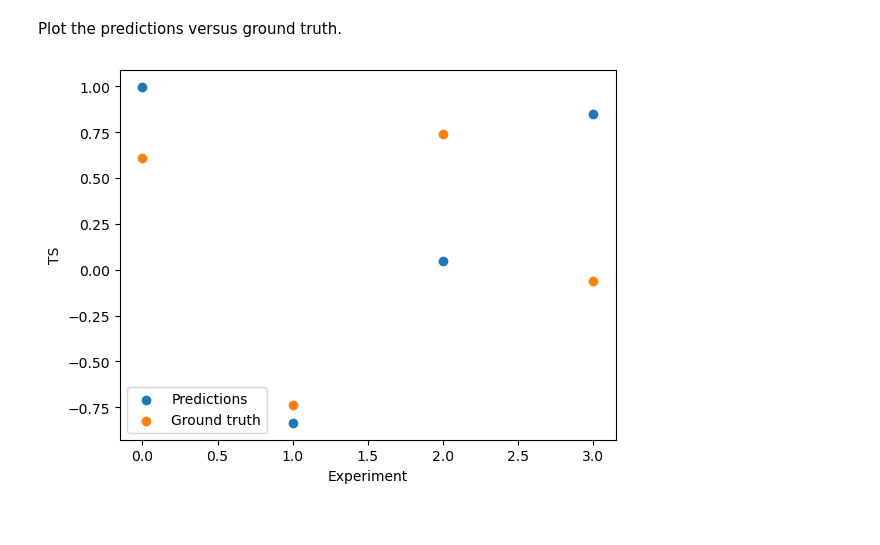
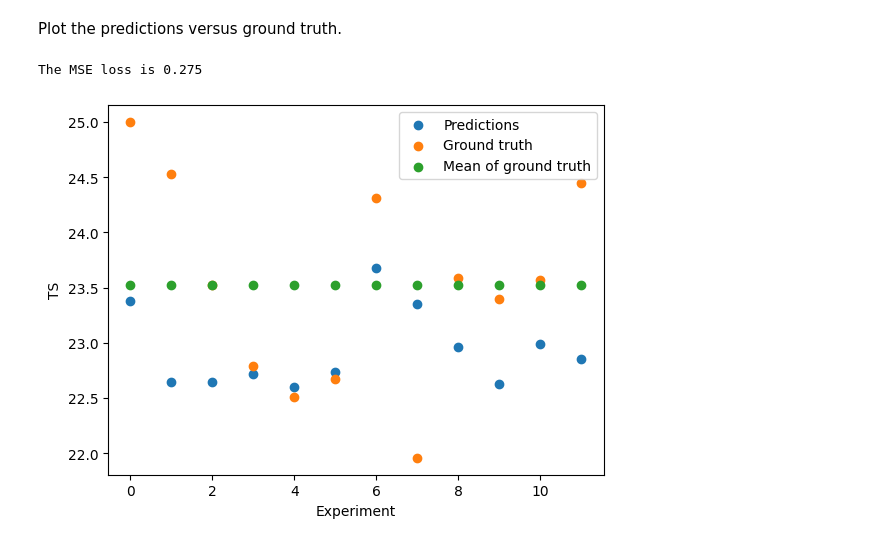
Before and after one commit to AI4S2S/cookbook, a Jupyter notebook: workflow/pred_temperature_LSTM.ipynb, the cells around one changed output. Drawn from its saved outputs; the diff is of its cells as text; code cells hidden in the pictures.

```diff
--- a/workflow/pred_temperature_LSTM.ipynb
+++ b/workflow/pred_temperature_LSTM.ipynb
@@ -75,3 +66,13 @@ target_field = xr.open_dataset(Path(data_folder,'tf5_nc5_dendo_80d77.nc'))
+# %%
+# load data
+precursor_field = xr.open_dataset('../data/sst_daily_1959-2021_5deg_Pacific_175_240E_25_50N.nc')
+precursor_field = precursor_field.sel(time=slice("19610101","20211231"))
+target_field = xr.open_dataset('../data/t2m_daily_1959-2021_2deg_clustered_226_300E_30_70N.nc')
+target_field = target_field.sel(time=slice("19610101","20211231"))
+# %%
+# Convert Klevin to Celcius
+precursor_field["sst"] = precursor_field["sst"] - 273.15
+target_field["t2m"] = target_field["t2m"] - 273.15
 # %% [markdown]
 #### Map the calendar to the data
 After mapping the calendar to the field, we can visualize our calendar by calling the `visualize` method.
@@ -128,7 +129,7 @@ target_field_resample = lilio.resample(calendar, target_field)
 # %%
 # select variables and intervals
 precursor_field_sel = precursor_field_resample['sst']
-target_series_sel = target_field_resample['ts'].sel(cluster=3)
+target_series_sel = target_field_resample['t2m'].sel(cluster=3)
 # %% [markdown]
 We need to convert our data to `torch.Tensor`.
 # %%
@@ -167,7 +172,7 @@ Build a LSTM model with `nn.LSTM` module.
 # %%
 class LSTM(nn.Module):
     def __init__(self, input_dim, hidden_dim, output_dim=1,
-                 batch_size=1, num_layers=1):
+                 batch_size=1, num_layers=1, dropout=0.1):
         """
         Initialize the LSTM model in Pytorch and specify the basic model structure.
         Expected input timeseries dimension [batch_size, sequence, channels]
@@ -178,7 +183,7 @@ class LSTM(nn.Module):
         self.num_layers = num_layers
         # Define the LSTM layer
         self.lstm = nn.LSTM(input_size = input_dim, hidden_size = hidden_dim,
-                            num_layers = num_layers, batch_first = True)
+                            num_layers = num_layers, batch_first = True, dropout = dropout)
 
         # Define the output layer
         self.linear = nn.Linear(hidden_dim, output_dim)
@@ -418,13 +444,17 @@ Find logs at: ./wandb/run-20230503_142546-85mpe0oh/logs
 # %% [markdown]
 Plot the predictions versus ground truth.
 # %%
+print(f"The MSE loss is {hist_test[0]:.3f}")
+
 fig = plt.figure()
-instances = np.arange(len(predictions[0]))
-plt.scatter(instances, predictions[0], label="Predictions")
+instances = np.arange(len(np.concatenate(predictions)))
+plt.scatter(instances, np.concatenate(predictions), label="Predictions")
 plt.scatter(instances, test_y_torch.squeeze().numpy(), label="Ground truth")
+plt.scatter(instances, [test_y_torch.squeeze().numpy().mean()] * len(instances), label="Mean of ground truth")
 plt.xlabel("Experiment")
 plt.ylabel("TS")
 plt.legend()
 plt.show()
 # %% [output]
+The MSE loss is 0.275
-[figure, old version]
+[figure, new version]
```
Also changed, not shown: parts of 17 cells of this notebook, 9 other files.
